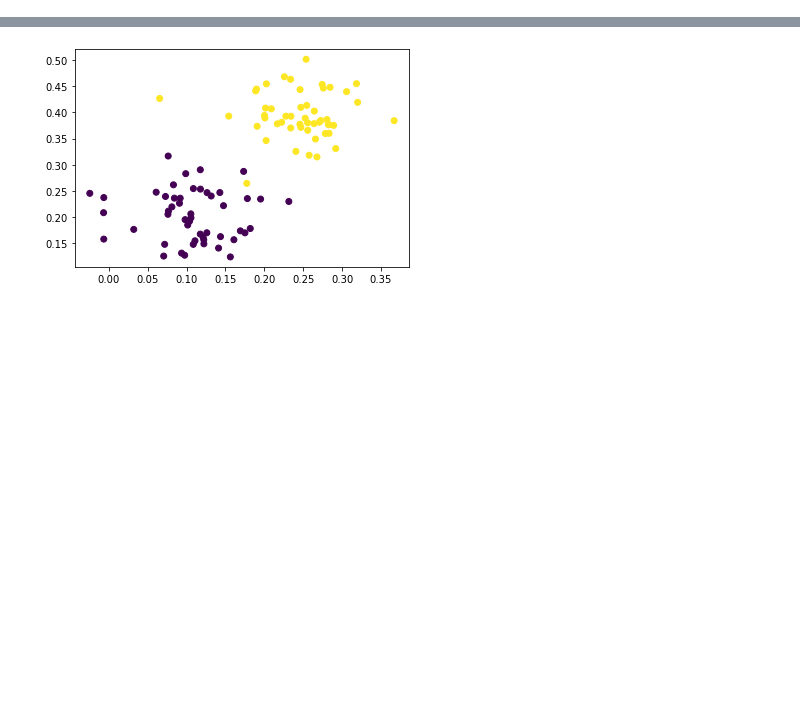
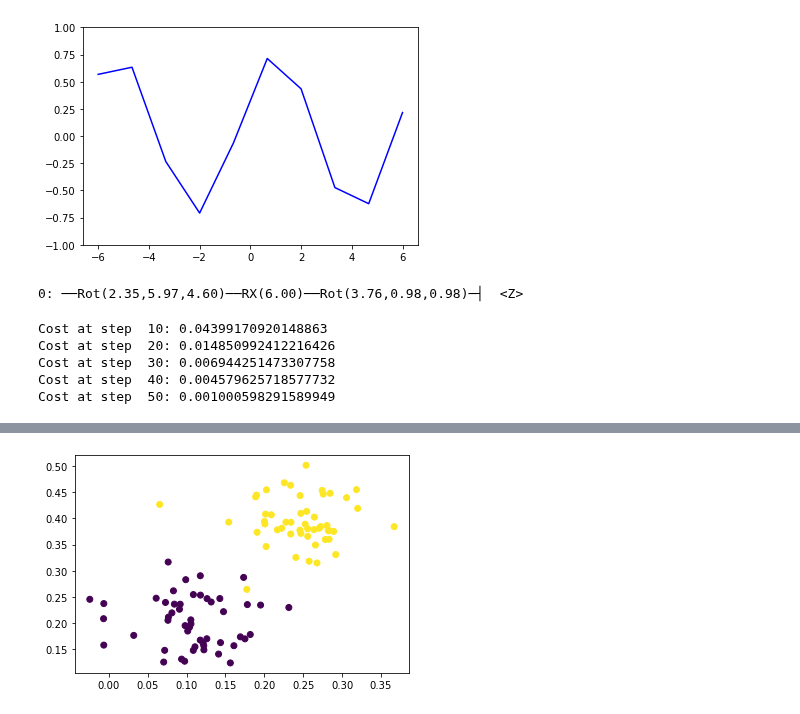
Before and after one commit to jerryxu9/CPEN-400Q-Project, a Jupyter notebook: test.ipynb, the cells around one changed output, grey strips where cells are left out. Cells and saved outputs as stored; diff of their text form; code cells hidden in the pictures; blank space fills up the shorter version.

```diff
--- a/test.ipynb
+++ b/test.ipynb
@@ -25,0 +46,71 @@ y[y == 0] = -1
+# %%
+scaling = 1
+dev = qml.device('default.qubit', wires=1)
+
+def S(x):
+    """Data-encoding circuit block."""
+    qml.RX(scaling * x, wires=0)
+
+def W(theta):
+    """Trainable circuit block."""
+    qml.Rot(theta[0], theta[1], theta[2], wires=0)
+
+@qml.qnode(dev, interface="autograd")
+def serial_quantum_model(weights, x):
+
+    for theta in weights[:-1]:
+        W(theta)
+        S(x)
+
+    # (L+1)'th unitary
+    W(weights[-1])
+
+    return qml.expval(qml.PauliZ(wires=0))
+# %%
+r = 1 # number of times the encoding gets repeated (here equal to the number of layers)
+weights = 2 * np.pi * np.random.random(size=(r+1, 3), requires_grad=True) # some random initial weights
+
+# x = np.linspace(-6, 6, 70, requires_grad=False)
+x = np.linspace(-6, 6, 10, requires_grad=False)
+random_quantum_model_y = [serial_quantum_model(weights, x_) for x_ in x]
+
+plt.plot(x, random_quantum_model_y, c='blue')
+plt.ylim(-1,1)
+plt.show()
+# %% [output]
+[figure, added]
+# %%
+print(qml.draw(serial_quantum_model)(weights, x[-1]))
+# %% [output]
+0: ──Rot(2.35,5.97,4.60)──RX(6.00)──Rot(3.76,0.98,0.98)─┤  <Z>
+# %%
+def cost(weights, x, y):
+    predictions = [serial_quantum_model(weights, x_) for x_ in x]
+    return square_loss(y, predictions)
+
+max_steps = 50
+opt = qml.AdamOptimizer(0.3)
+batch_size = 25
+cst = [cost(weights, x, target_y)]  # initial cost
+
+for step in range(max_steps):
+
+    # Select batch of data
+    batch_index = np.random.randint(0, len(x), (batch_size,))
+    x_batch = x[batch_index]
+    y_batch = target_y[batch_index]
+
+    # Update the weights by one optimizer step
+    weights, _, _ = opt.step(cost, weights, x_batch, y_batch)
+
+    # Save, and possibly print, the current cost
+    c = cost(weights, x, target_y)
+    cst.append(c)
+    if (step + 1) % 10 == 0:
+        print("Cost at step {0:3}: {1}".format(step + 1, c))
+# %% [output]
+Cost at step  10: 0.04399170920148863
+Cost at step  20: 0.014850992412216426
+Cost at step  30: 0.006944251473307758
+Cost at step  40: 0.004579625718577732
+Cost at step  50: 0.001000598291589949
```
Also changed, not shown: parts of 27 cells of this notebook, 2 other files.
